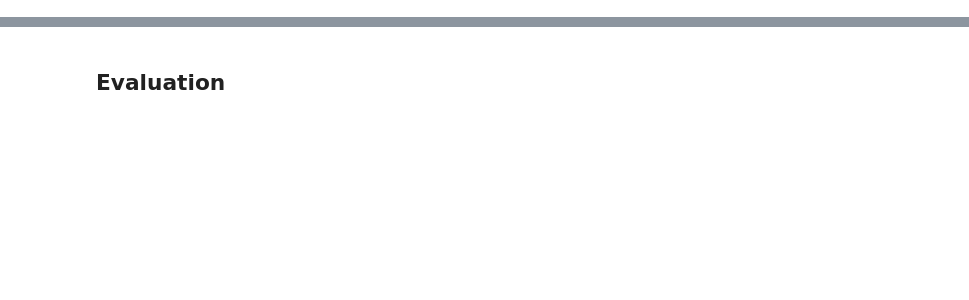
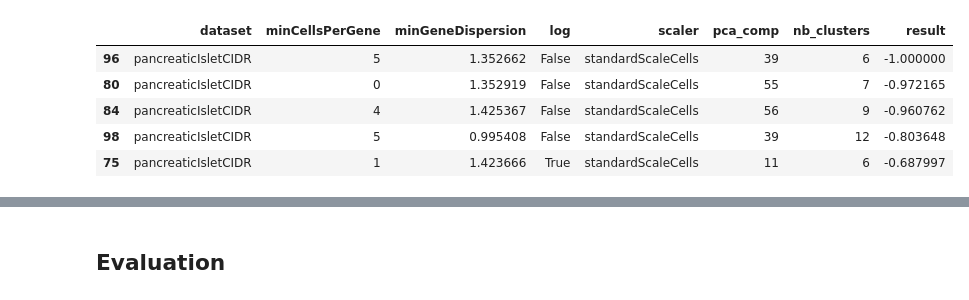
Before and after one commit to ciortanmadalina/single-cell-sota, a Jupyter notebook: gmm/pipeline.ipynb, the cells around one changed output, grey strips where cells are left out. Cells and saved outputs as stored; diff of their text form; code cells hidden in the pictures; blank space fills up the shorter version.

```diff
--- a/gmm/pipeline.ipynb
+++ b/gmm/pipeline.ipynb
@@ -128,0 +162,14 @@ clusters = model.predict(pc)
+# %%
+
+space = {
+    'dataset' : dataset
+    ,'minCellsPerGene':scope.int(hp.quniform('minCellsPerGene', 0, 5, 1))
+    ,'minGeneDispersion':hp.uniform('minGeneDispersion', 0, 1.5)
+    ,'log' : hp.choice('log', [True,False])
+    ,'scaler' : hp.choice('scaler',
+            ['none','standardScaleGenes', 'standardScaleCells', 'robustScaleGenes', 'robustScaleCells'])
+    ,'pca_comp' : scope.int(hp.quniform('pca_comp', 3, 300,1))
+    ,'nb_clusters' : scope.int(hp.quniform('nb_clusters', 3, 15, 1))
+}
+
+filename = f'{dataset}_trials.pkl'
@@ -128,0 +180,2 @@ clusters = model.predict(pc)
+# %%
+trials = runHyperopt(filename, space, max_evals = 100, restart = True);
@@ -128,0 +232,10 @@ clusters = model.predict(pc)
+# %%
+summaryDf = hyperopt_utils.getResultsAsDf(trials, space)
+summaryDf.sort_values(by='result', ascending =True).head()
+# %% [output]
+|  | dataset | minCellsPerGene | minGeneDispersion | log | scaler | pca_comp | nb_clusters | result |
+| 96 | pancreaticIsletCIDR | 5 | 1.352662 | False | standardScaleCells | 39 | 6 | -1.000000 |
+| 80 | pancreaticIsletCIDR | 0 | 1.352919 | False | standardScaleCells | 55 | 7 | -0.972165 |
+| 84 | pancreaticIsletCIDR | 4 | 1.425367 | False | standardScaleCells | 56 | 9 | -0.960762 |
+| 98 | pancreaticIsletCIDR | 5 | 0.995408 | False | standardScaleCells | 39 | 12 | -0.803648 |
+| 75 | pancreaticIsletCIDR | 1 | 1.423666 | True | standardScaleCells | 11 | 6 | -0.687997 |
```
Also changed, not shown: parts of 50 cells of this notebook, 8 other files.
